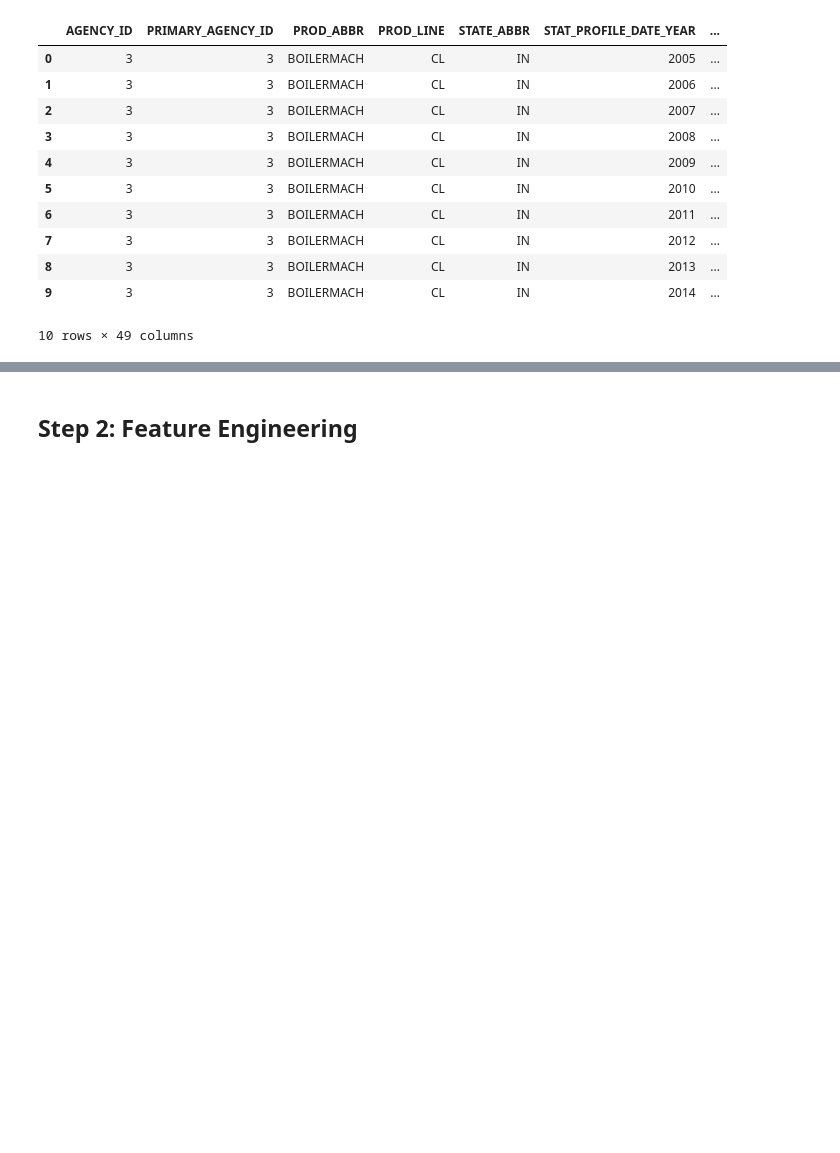
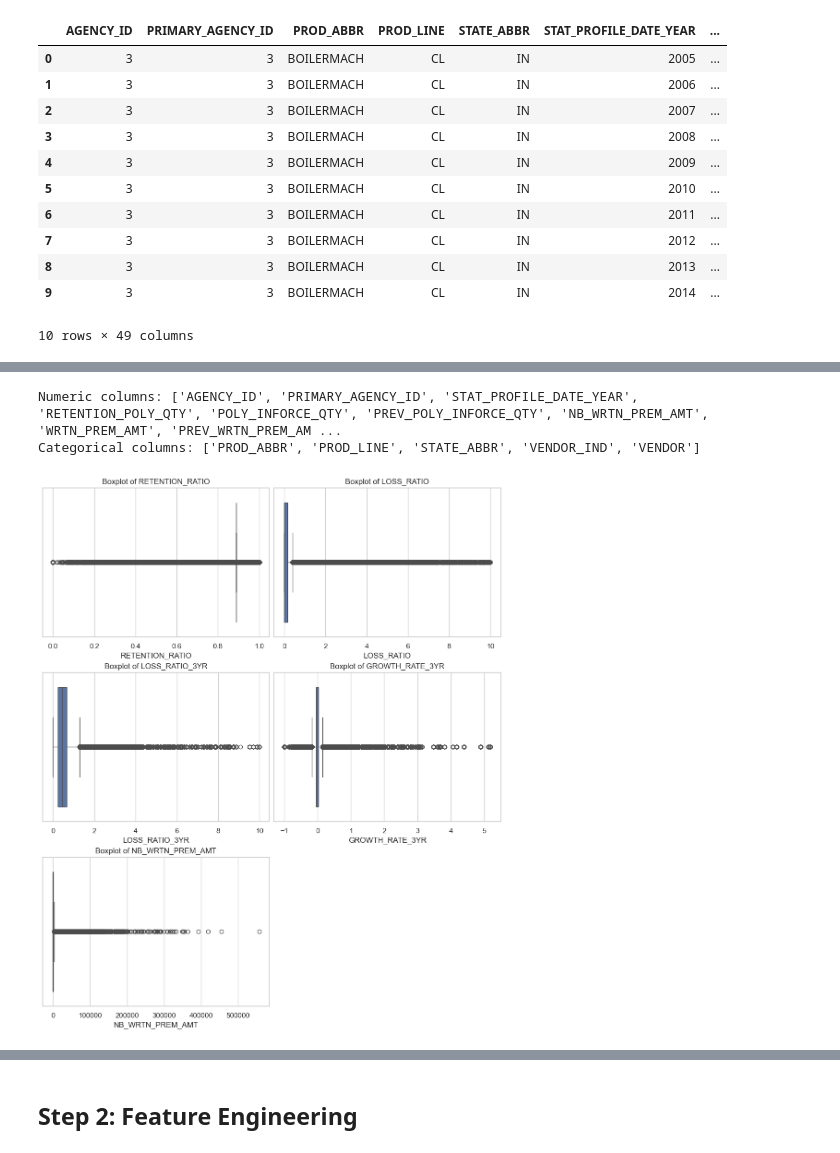
Before and after one commit to maxbicking/Data-Science-Portfolio, a Jupyter notebook: Insurance Linear Regression/Agent K Means Clustering and Segmentation.ipynb, the cells around one changed output, grey strips where cells are left out. Saved outputs shown, nothing was run; the diff lists cells and outputs as text; code cells hidden in the pictures; blank space fills up the shorter version.

```diff
--- a/Insurance Linear Regression/Agent K Means Clustering and Segmentation.ipynb
+++ b/Insurance Linear Regression/Agent K Means Clustering and Segmentation.ipynb
@@ -64,0 +86,17 @@ print(df['VENDOR_IND'].unique())
+# %%
+#Clean by replacing coded nulls and filter out extreme outliers/errors
+
+df.replace(99999, np.nan, inplace = True)
+df.replace(999999, np.nan, inplace = True)
+
+cols_to_clean = ["LOSS_RATIO", "LOSS_RATIO_3YR", "RETENTION_RATIO", "GROWTH_RATE_3YR"]
+df[cols_to_clean] = df[cols_to_clean].replace([99995, 99996, 99997, 99998], np.nan)
+
+#first add flag for missing retention ratio
+#add flag column for RETENTION_RATIO missing
+df["RETENTION_RATIO_MISSING"] = df["RETENTION_RATIO"].isna().astype(int)
+
+#next, drop bad loss ratio data
+df = df[(df["LOSS_RATIO"] >= 0) & (df["LOSS_RATIO"] <= 10)]
+
+df = df[(df["LOSS_RATIO_3YR"] >= 0) & (df["LOSS_RATIO_3YR"] <= 10)]
@@ -64,0 +164,3 @@ print(df['VENDOR_IND'].unique())
+# %%
+#Set a consistent visualization style.
+sns.set(style="whitegrid")
@@ -64,0 +209,32 @@ print(df['VENDOR_IND'].unique())
+# %%
+#--- Identify Numeric and Categorical Columns ---
+numeric_cols = df.select_dtypes(include=['int64', 'float64']).columns.tolist()
+categorical_cols = df.select_dtypes(include=['object']).columns.tolist()
+
+print("\nNumeric columns:", numeric_cols)
+print("Categorical columns:", categorical_cols)
+# %% [output]
+Numeric columns: ['AGENCY_ID', 'PRIMARY_AGENCY_ID', 'STAT_PROFILE_DATE_YEAR', 'RETENTION_POLY_QTY', 'POLY_INFORCE_QTY', 'PREV_POLY_INFORCE_QTY', 'NB_WRTN_PREM_AMT', 'WRTN_PREM_AMT', 'PREV_WRTN_PREM_AM ...
+Categorical columns: ['PROD_ABBR', 'PROD_LINE', 'STATE_ABBR', 'VENDOR_IND', 'VENDOR']
+# %%
+#--- Boxplots for Detecting Outliers ---
+
+n_cols = 2
+n_rows = math.ceil(len(selected_numeric_cols) / n_cols)
+
+fig, axes = plt.subplots(n_rows, n_cols, figsize=(10, 4 * n_rows), constrained_layout=True)
+axes = axes.flatten()  # Flatten the grid to iterate easily
+
+#Loop through each feature and plot the boxplot
+for i, col in enumerate(selected_numeric_cols):
+    sns.boxplot(x=df[col], ax=axes[i])
+    axes[i].set_title(f"Boxplot of {col}")
+    axes[i].set_xlabel(col)
+
+#Remove any unused subplots if the grid has extra axes
+for j in range(i + 1, len(axes)):
+    fig.delaxes(axes[j])
+
+plt.show()
+# %% [output]
+[figure, added]
```
Also changed, not shown: parts of 45 cells of this notebook, 2 other files.
